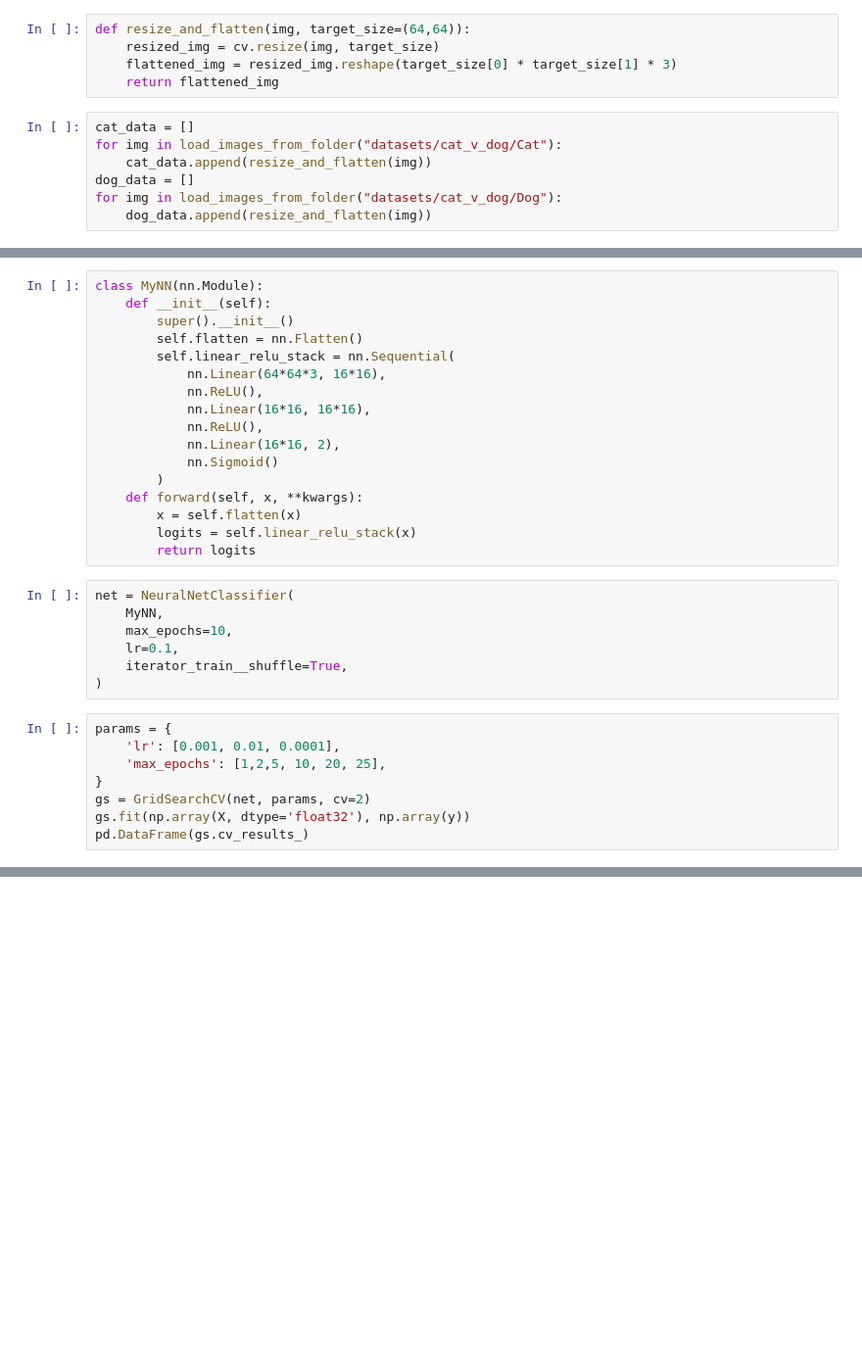
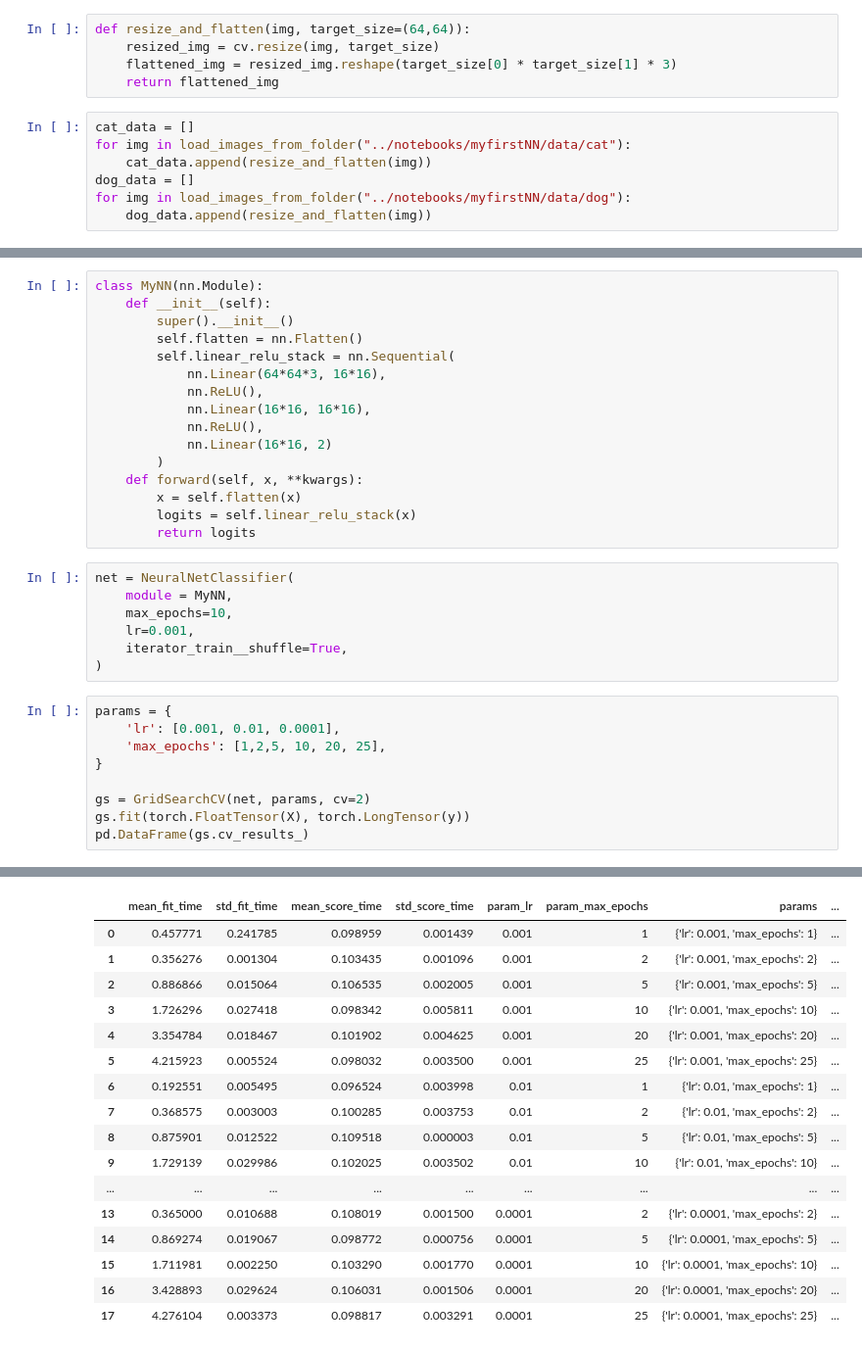
Before and after one commit to shellrider-games/bachelor-thesis, a Jupyter notebook: notebooks/myfirstNN/notebooks/myfirstNN.ipynb, the cells around one changed output, grey strips where cells are left out. Shown at 98% size. Drawn from its saved outputs; the diff is of its cells as text; blank space fills up the shorter version.

```diff
--- a/notebooks/myfirstNN/notebooks/myfirstNN.ipynb
+++ b/notebooks/myfirstNN/notebooks/myfirstNN.ipynb
@@ -36,8 +34,8 @@ def resize_and_flatten(img, target_size=(64,64)):
     return flattened_img
 # %%
 cat_data = []
-for img in load_images_from_folder("datasets/cat_v_dog/Cat"):
+for img in load_images_from_folder("../notebooks/myfirstNN/data/cat"):
     cat_data.append(resize_and_flatten(img))
 dog_data = []
-for img in load_images_from_folder("datasets/cat_v_dog/Dog"):
+for img in load_images_from_folder("../notebooks/myfirstNN/data/dog"):
     dog_data.append(resize_and_flatten(img))
@@ -69,8 +66,7 @@ class MyNN(nn.Module):
             nn.ReLU(),
             nn.Linear(16*16, 16*16),
             nn.ReLU(),
-            nn.Linear(16*16, 2),
-            nn.Sigmoid()
+            nn.Linear(16*16, 2)
         )
     def forward(self, x, **kwargs):
         x = self.flatten(x)
@@ -78,9 +74,9 @@ class MyNN(nn.Module):
         return logits
 # %%
 net = NeuralNetClassifier(
-    MyNN,
+    module = MyNN,
     max_epochs=10,
-    lr=0.1,
+    lr=0.001,
     iterator_train__shuffle=True,
 )
 # %%
@@ -88,6 +84,8 @@ params = {
     'lr': [0.001, 0.01, 0.0001],
     'max_epochs': [1,2,5, 10, 20, 25],
 }
+
 gs = GridSearchCV(net, params, cv=2)
-gs.fit(np.array(X, dtype='float32'), np.array(y))
+gs.fit(torch.FloatTensor(X), torch.LongTensor(y))
 pd.DataFrame(gs.cv_results_)
+# %% [output]
@@ -93,0 +109,17 @@ pd.DataFrame(gs.cv_results_)
+|  | mean_fit_time | std_fit_time | mean_score_time | std_score_time | param_lr | param_max_epochs | params | ... |
+| 0 | 0.457771 | 0.241785 | 0.098959 | 0.001439 | 0.001 | 1 | {'lr': 0.001, 'max_epochs': 1} | ... |
+| 1 | 0.356276 | 0.001304 | 0.103435 | 0.001096 | 0.001 | 2 | {'lr': 0.001, 'max_epochs': 2} | ... |
+| 2 | 0.886866 | 0.015064 | 0.106535 | 0.002005 | 0.001 | 5 | {'lr': 0.001, 'max_epochs': 5} | ... |
+| 3 | 1.726296 | 0.027418 | 0.098342 | 0.005811 | 0.001 | 10 | {'lr': 0.001, 'max_epochs': 10} | ... |
+| 4 | 3.354784 | 0.018467 | 0.101902 | 0.004625 | 0.001 | 20 | {'lr': 0.001, 'max_epochs': 20} | ... |
+| 5 | 4.215923 | 0.005524 | 0.098032 | 0.003500 | 0.001 | 25 | {'lr': 0.001, 'max_epochs': 25} | ... |
+| 6 | 0.192551 | 0.005495 | 0.096524 | 0.003998 | 0.01 | 1 | {'lr': 0.01, 'max_epochs': 1} | ... |
+| 7 | 0.368575 | 0.003003 | 0.100285 | 0.003753 | 0.01 | 2 | {'lr': 0.01, 'max_epochs': 2} | ... |
+| 8 | 0.875901 | 0.012522 | 0.109518 | 0.000003 | 0.01 | 5 | {'lr': 0.01, 'max_epochs': 5} | ... |
+| 9 | 1.729139 | 0.029986 | 0.102025 | 0.003502 | 0.01 | 10 | {'lr': 0.01, 'max_epochs': 10} | ... |
+| ... | ... | ... | ... | ... | ... | ... | ... | ... |
+| 13 | 0.365000 | 0.010688 | 0.108019 | 0.001500 | 0.0001 | 2 | {'lr': 0.0001, 'max_epochs': 2} | ... |
+| 14 | 0.869274 | 0.019067 | 0.098772 | 0.000756 | 0.0001 | 5 | {'lr': 0.0001, 'max_epochs': 5} | ... |
+| 15 | 1.711981 | 0.002250 | 0.103290 | 0.001770 | 0.0001 | 10 | {'lr': 0.0001, 'max_epochs': 10} | ... |
+| 16 | 3.428893 | 0.029624 | 0.106031 | 0.001506 | 0.0001 | 20 | {'lr': 0.0001, 'max_epochs': 20} | ... |
+| 17 | 4.276104 | 0.003373 | 0.098817 | 0.003291 | 0.0001 | 25 | {'lr': 0.0001, 'max_epochs': 25} | ... |
```
Also changed, not shown: parts of 7 cells of this notebook, 1 other file.
